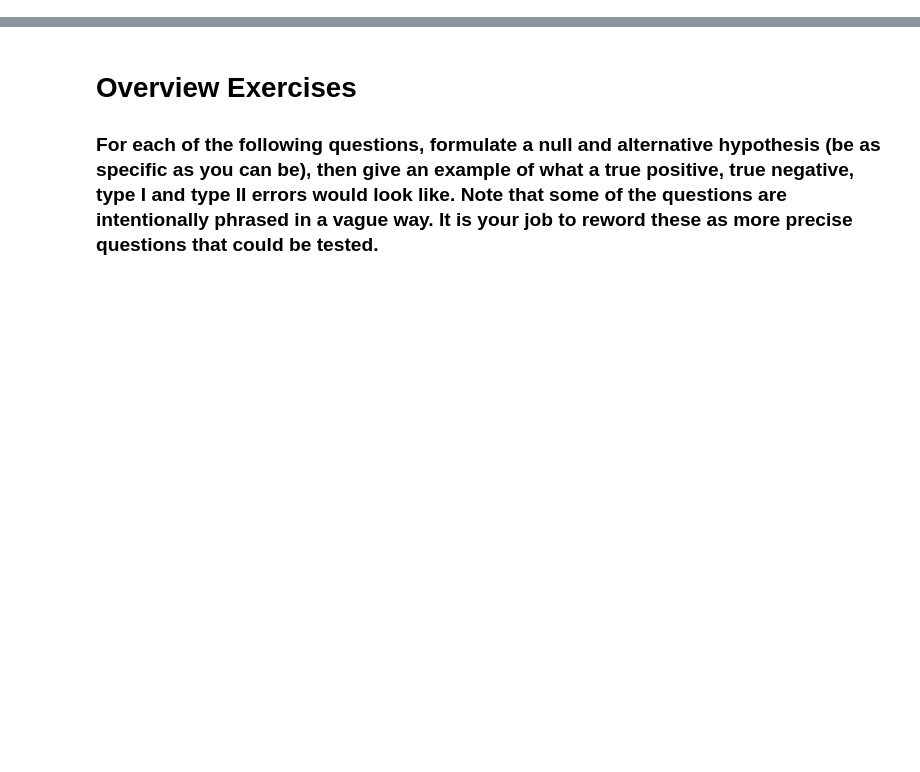
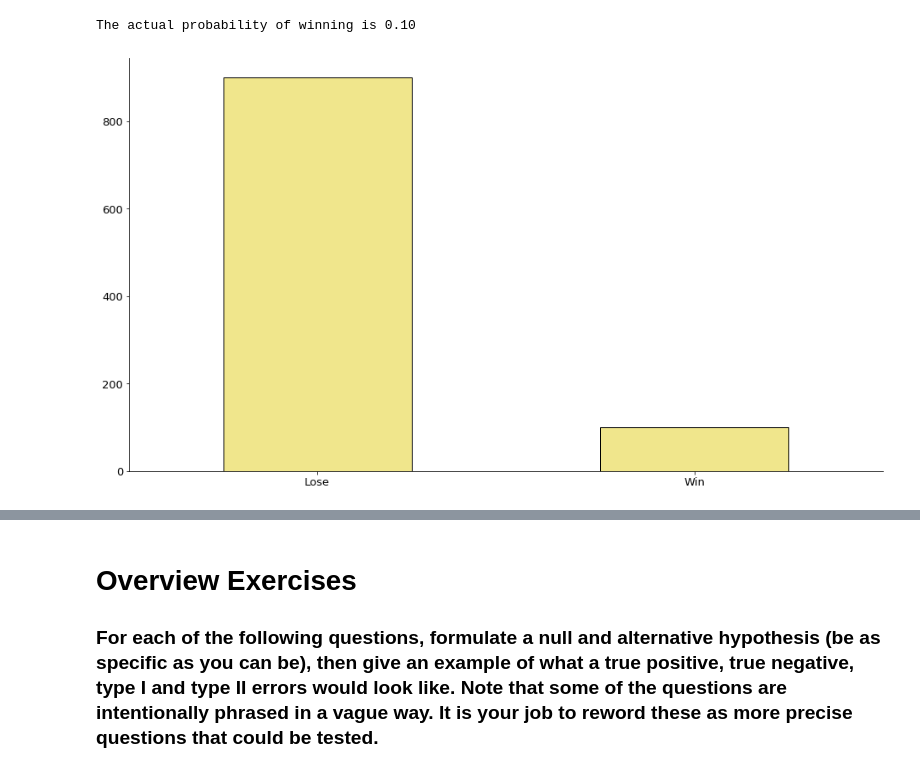
Before and after one commit to ThompsonBethany01/statistics-exercises, a Jupyter notebook: hypothesis_testing.ipynb, the cells around one changed output, grey strips where cells are left out. Saved outputs shown, nothing was run; the diff lists cells and outputs as text; code cells hidden in the pictures; blank space fills up the shorter version.

```diff
--- a/hypothesis_testing.ipynb
+++ b/hypothesis_testing.ipynb
@@ -0,0 +11,7 @@
+# %%
+plt.rc('figure', figsize=(16, 9))
+plt.rc('axes.spines', top=False, right=False)
+plt.rc('patch', ec='black', force_edgecolor=True)
+plt.rc('font', size=13)
+
+np.random.seed(13)
@@ -0,0 +26,9 @@
+# %%
+#creating the odds to be one golden ducky per ten golden duckies
+tickets = pd.Series([True] * 100 + [False] * 900)
+tickets.value_counts().set_axis(['Lose', 'Win']).plot.bar(color='khaki')
+plt.xticks(rotation=0)
+print('The actual probability of winning is %.2f' % tickets.mean())
+# %% [output]
+The actual probability of winning is 0.10
+[figure, added]
```
Also changed, not shown: parts of 66 cells of this notebook.
